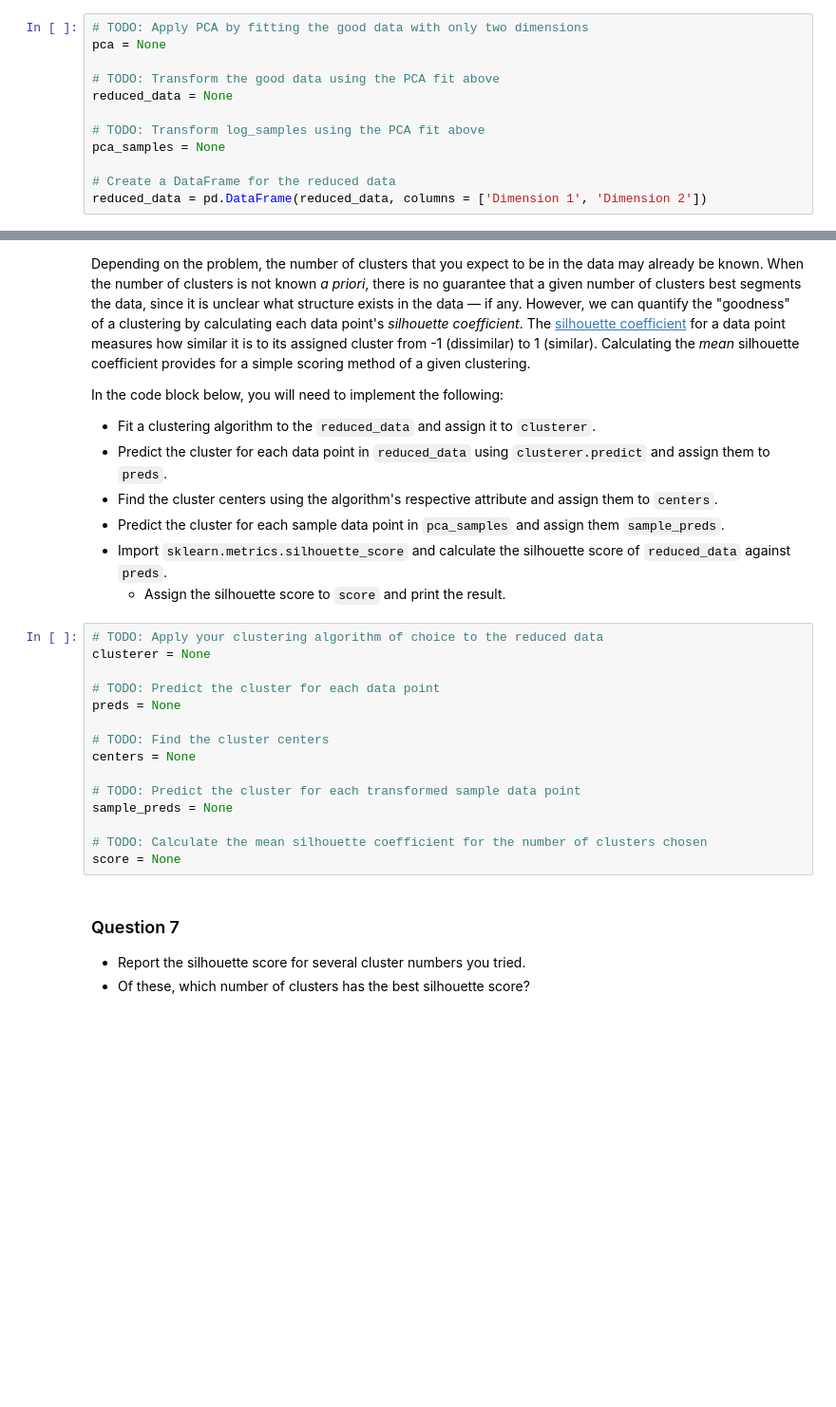
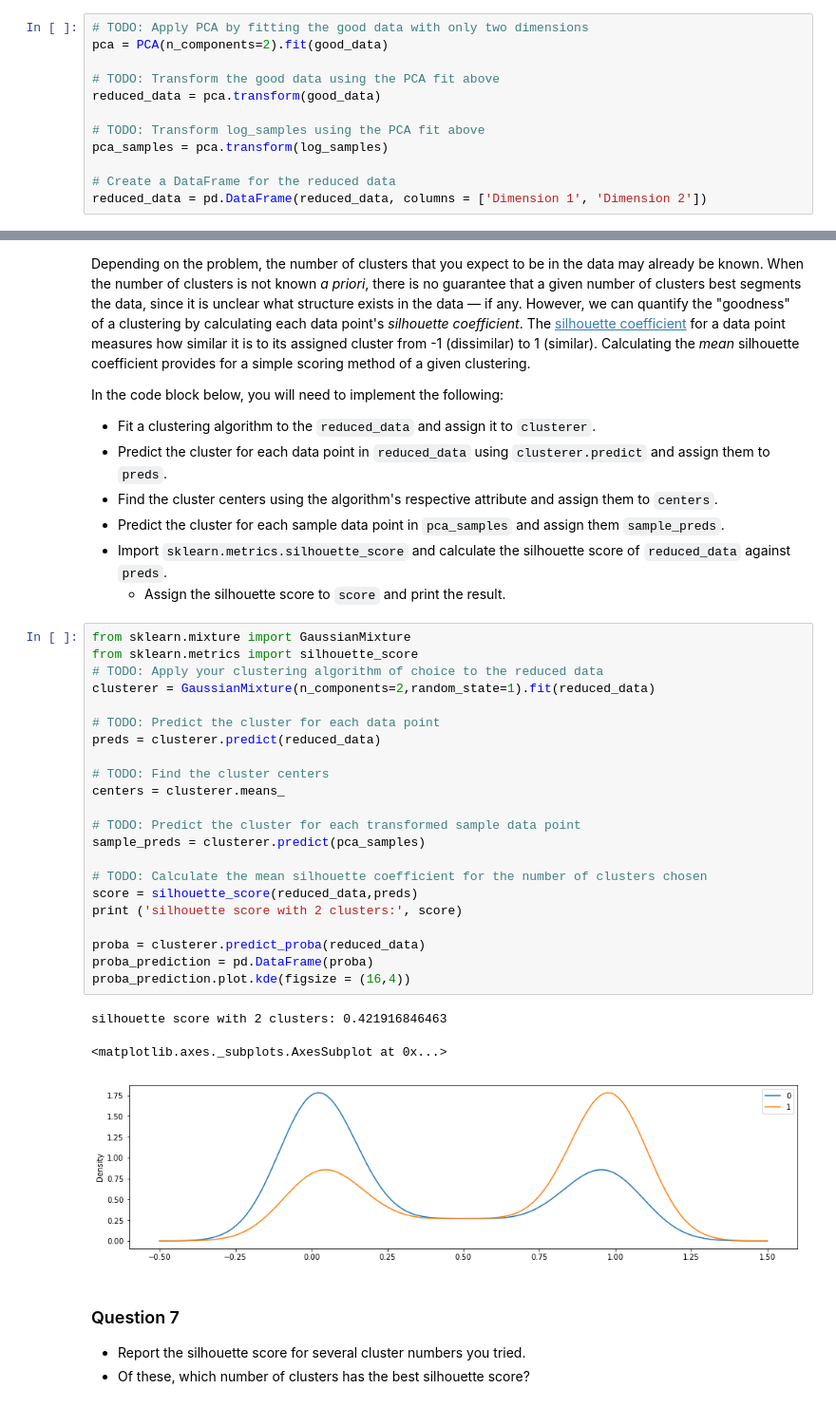
Before and after one commit to mnshr/Udacity-ML, a Jupyter notebook: customer_segments/customer_segments.ipynb, the cells around one changed output, grey strips where cells are left out. Shown at 95% size. Cells and saved outputs as stored; diff of their text form; blank space fills up the shorter version.

```diff
--- a/customer_segments/customer_segments.ipynb
+++ b/customer_segments/customer_segments.ipynb
@@ -335,13 +315,13 @@ In the code block below, you will need to implement the following:
  - Apply a PCA transformation of `log_samples` using `pca.transform`, and assign the results to `pca_samples`.
 # %%
 # TODO: Apply PCA by fitting the good data with only two dimensions
-pca = None
+pca = PCA(n_components=2).fit(good_data)
 
 # TODO: Transform the good data using the PCA fit above
-reduced_data = None
+reduced_data = pca.transform(good_data)
 
 # TODO: Transform log_samples using the PCA fit above
-pca_samples = None
+pca_samples = pca.transform(log_samples)
 
 # Create a DataFrame for the reduced data
 reduced_data = pd.DataFrame(reduced_data, columns = ['Dimension 1', 'Dimension 2'])
@@ -391,20 +379,31 @@ In the code block below, you will need to implement the following:
  - Import `sklearn.metrics.silhouette_score` and calculate the silhouette score of `reduced_data` against `preds`.
    - Assign the silhouette score to `score` and print the result.
 # %%
+from sklearn.mixture import GaussianMixture
+from sklearn.metrics import silhouette_score
 # TODO: Apply your clustering algorithm of choice to the reduced data
-clusterer = None
+clusterer = GaussianMixture(n_components=2,random_state=1).fit(reduced_data)
 
 # TODO: Predict the cluster for each data point
-preds = None
+preds = clusterer.predict(reduced_data)
 
 # TODO: Find the cluster centers
-centers = None
+centers = clusterer.means_
 
 # TODO: Predict the cluster for each transformed sample data point
-sample_preds = None
+sample_preds = clusterer.predict(pca_samples)
 
 # TODO: Calculate the mean silhouette coefficient for the number of clusters chosen
-score = None
+score = silhouette_score(reduced_data,preds)
+print ('silhouette score with 2 clusters:', score)
+
+proba = clusterer.predict_proba(reduced_data)
+proba_prediction = pd.DataFrame(proba)
+proba_prediction.plot.kde(figsize = (16,4))
+# %% [output]
+silhouette score with 2 clusters: 0.421916846463
+<matplotlib.axes._subplots.AxesSubplot at 0x...>
+[figure, added]
 # %% [markdown]
 ### Question 7
 
```
Also changed, not shown: parts of 8 cells of this notebook.
